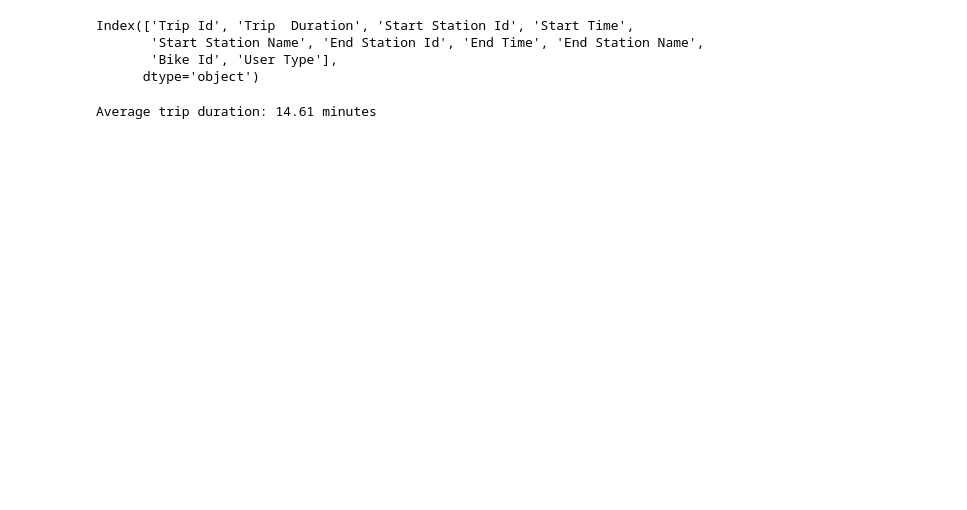
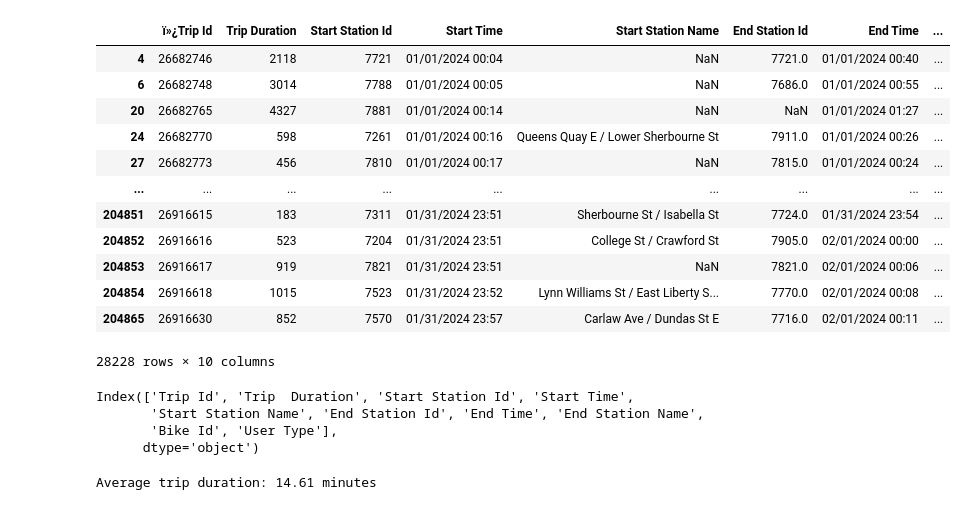
Before and after one commit to AJB-ajb/BikeSharePrediction, a Jupyter notebook: src/analysis.ipynb, the cells around one changed output. Saved outputs shown, nothing was run; the diff lists cells and outputs as text; code cells hidden in the pictures; blank space fills up the shorter version.

```diff
--- a/src/analysis.ipynb
+++ b/src/analysis.ipynb
@@ -92,0 +41,11 @@ len(null_values), null_values
+# %%
+def preprocess_table(df):
+    df = df[df["Trip  Duration"] != 0]
+    df = df[df["End Station Id"].notna()]
+    df.astypes({"End Station Id": int})
+    df['Start Time'] = pd.to_datetime(df['Start Time'])
+    df['End Time'] = pd.to_datetime(df['End Time'])
+
+    return df
+ridership_table = preprocess_table(ridership_table)
+ridership_table.info()
@@ -93,3 +71,19 @@ len(null_values), null_values
+# %%
+ridership_table[ridership_table['End Station Name'].isnull()]
+# %% [output]
+|  | ï»¿Trip Id | Trip Duration | Start Station Id | Start Time | Start Station Name | End Station Id | End Time | ... |
+| 4 | 26682746 | 2118 | 7721 | 01/01/2024 00:04 | NaN | 7721.0 | 01/01/2024 00:40 | ... |
+| 6 | 26682748 | 3014 | 7788 | 01/01/2024 00:05 | NaN | 7686.0 | 01/01/2024 00:55 | ... |
+| 20 | 26682765 | 4327 | 7881 | 01/01/2024 00:14 | NaN | NaN | 01/01/2024 01:27 | ... |
+| 24 | 26682770 | 598 | 7261 | 01/01/2024 00:16 | Queens Quay E / Lower Sherbourne St | 7911.0 | 01/01/2024 00:26 | ... |
+| 27 | 26682773 | 456 | 7810 | 01/01/2024 00:17 | NaN | 7815.0 | 01/01/2024 00:24 | ... |
+| ... | ... | ... | ... | ... | ... | ... | ... | ... |
+| 204851 | 26916615 | 183 | 7311 | 01/31/2024 23:51 | Sherbourne St / Isabella St | 7724.0 | 01/31/2024 23:54 | ... |
+| 204852 | 26916616 | 523 | 7204 | 01/31/2024 23:51 | College St / Crawford St | 7905.0 | 02/01/2024 00:00 | ... |
+| 204853 | 26916617 | 919 | 7821 | 01/31/2024 23:51 | NaN | 7821.0 | 02/01/2024 00:06 | ... |
+| 204854 | 26916618 | 1015 | 7523 | 01/31/2024 23:52 | Lynn Williams St / East Liberty S... | 7770.0 | 02/01/2024 00:08 | ... |
+| 204865 | 26916630 | 852 | 7570 | 01/31/2024 23:57 | Carlaw Ave / Dundas St E | 7716.0 | 02/01/2024 00:11 | ... |
+28228 rows × 10 columns
 # %%
 # Print the column headers of the bike_share_data DataFrame
 print(ridership_table.columns)
```
Also changed, not shown: parts of 14 cells of this notebook, 3 other files.
